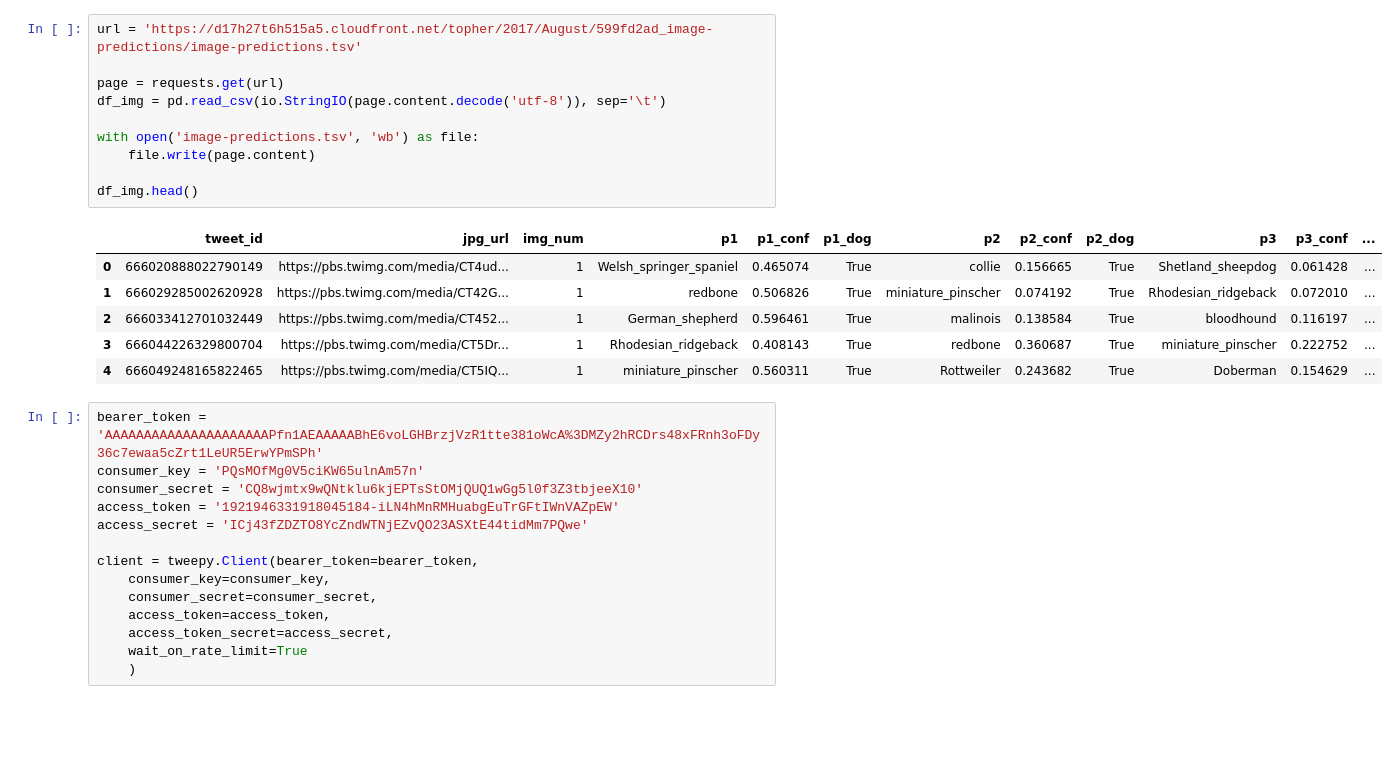
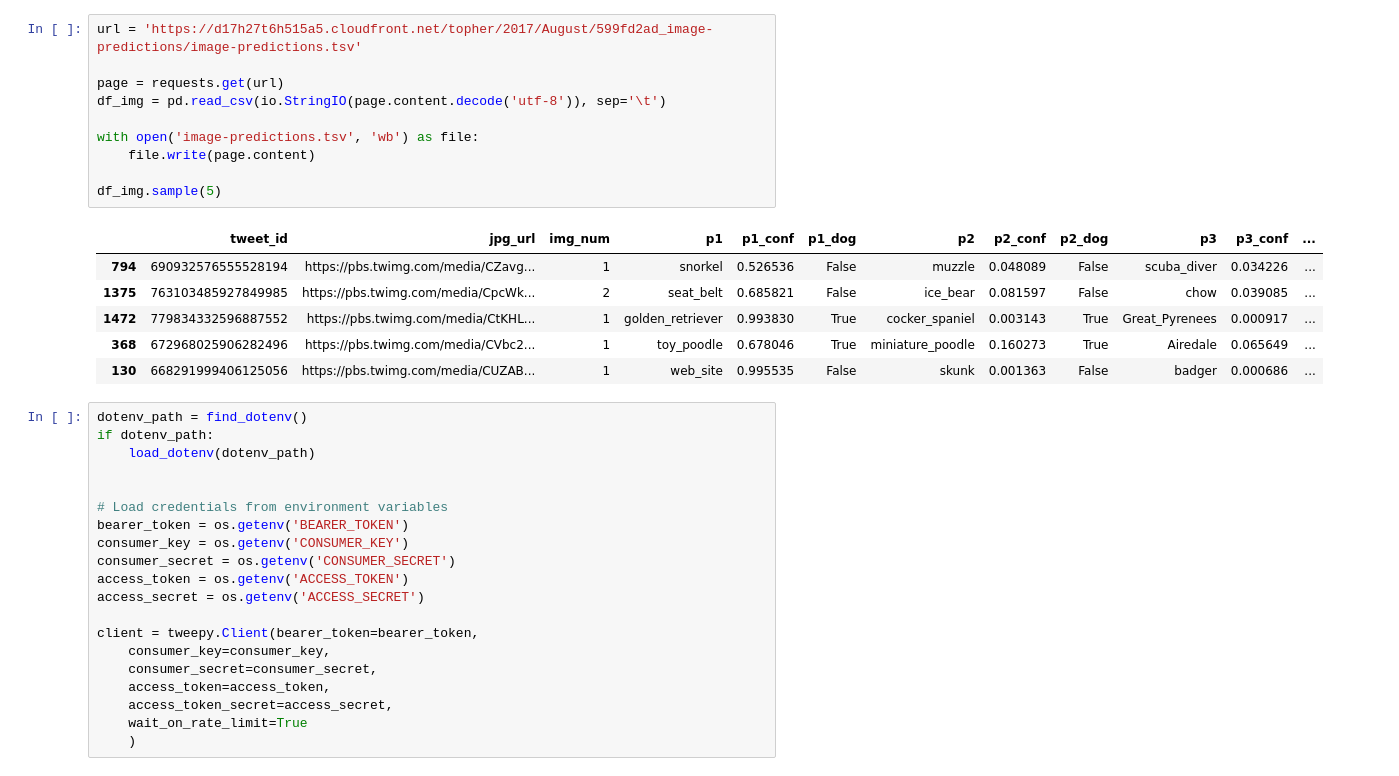
Before and after one commit to NoopyPro/DECI-data-analysis-project, a Jupyter notebook: project.ipynb, the cells around one changed output. Cells and saved outputs as stored; diff of their text form; blank space fills up the shorter version.

```diff
--- a/project.ipynb
+++ b/project.ipynb
@@ -19,26 +22,32 @@ df_tae.head()
 # %%
 url = 'https://d17h27t6h515a5.cloudfront.net/topher/2017/August/599fd2ad_image-predictions/image-predictions.tsv'
 
 page = requests.get(url)
 df_img = pd.read_csv(io.StringIO(page.content.decode('utf-8')), sep='\t')
 
 with open('image-predictions.tsv', 'wb') as file:
     file.write(page.content)
 
-df_img.head()
+df_img.sample(5)
 # %% [output]
 |  | tweet_id | jpg_url | img_num | p1 | p1_conf | p1_dog | p2 | p2_conf | p2_dog | p3 | p3_conf | ... |
-| 0 | 666020888022790149 | https://pbs.twimg.com/media/CT4ud... | 1 | Welsh_springer_spaniel | 0.465074 | True | collie | 0.156665 | True | Shetland_sheepdog | 0.061428 | ... |
-| 1 | 666029285002620928 | https://pbs.twimg.com/media/CT42G... | 1 | redbone | 0.506826 | True | miniature_pinscher | 0.074192 | True | Rhodesian_ridgeback | 0.072010 | ... |
-| 2 | 666033412701032449 | https://pbs.twimg.com/media/CT452... | 1 | German_shepherd | 0.596461 | True | malinois | 0.138584 | True | bloodhound | 0.116197 | ... |
-| 3 | 666044226329800704 | https://pbs.twimg.com/media/CT5Dr... | 1 | Rhodesian_ridgeback | 0.408143 | True | redbone | 0.360687 | True | miniature_pinscher | 0.222752 | ... |
-| 4 | 666049248165822465 | https://pbs.twimg.com/media/CT5IQ... | 1 | miniature_pinscher | 0.560311 | True | Rottweiler | 0.243682 | True | Doberman | 0.154629 | ... |
+| 794 | 690932576555528194 | https://pbs.twimg.com/media/CZavg... | 1 | snorkel | 0.526536 | False | muzzle | 0.048089 | False | scuba_diver | 0.034226 | ... |
+| 1375 | 763103485927849985 | https://pbs.twimg.com/media/CpcWk... | 2 | seat_belt | 0.685821 | False | ice_bear | 0.081597 | False | chow | 0.039085 | ... |
+| 1472 | 779834332596887552 | https://pbs.twimg.com/media/CtKHL... | 1 | golden_retriever | 0.993830 | True | cocker_spaniel | 0.003143 | True | Great_Pyrenees | 0.000917 | ... |
+| 368 | 672968025906282496 | https://pbs.twimg.com/media/CVbc2... | 1 | toy_poodle | 0.678046 | True | miniature_poodle | 0.160273 | True | Airedale | 0.065649 | ... |
+| 130 | 668291999406125056 | https://pbs.twimg.com/media/CUZAB... | 1 | web_site | 0.995535 | False | skunk | 0.001363 | False | badger | 0.000686 | ... |
 # %%
-bearer_token = 'AAAAAAAAAAAAAAAAAAAAAPfn1AEAAAAABhE6voLGHBrzjVzR1tte381oWcA%3DMZy2hRCDrs48xFRnh3oFDy36c7ewaa5cZrt1LeUR5ErwYPmSPh'
-consumer_key = 'PQsMOfMg0V5ciKW65ulnAm57n'
-consumer_secret = 'CQ8wjmtx9wQNtklu6kjEPTsStOMjQUQ1wGg5l0f3Z3tbjeeX10'
-access_token = '1921946331918045184-iLN4hMnRMHuabgEuTrGFtIWnVAZpEW'
-access_secret = 'ICj43fZDZTO8YcZndWTNjEZvQO23ASXtE44tidMm7PQwe'
+dotenv_path = find_dotenv()
+if dotenv_path:
+    load_dotenv(dotenv_path)
+
+
+# Load credentials from environment variables
+bearer_token = os.getenv('BEARER_TOKEN')
+consumer_key = os.getenv('CONSUMER_KEY')
+consumer_secret = os.getenv('CONSUMER_SECRET')
+access_token = os.getenv('ACCESS_TOKEN')
+access_secret = os.getenv('ACCESS_SECRET')
 
 client = tweepy.Client(bearer_token=bearer_token,
     consumer_key=consumer_key,
```
Also changed, not shown: parts of 3 cells of this notebook, 2 other files.
